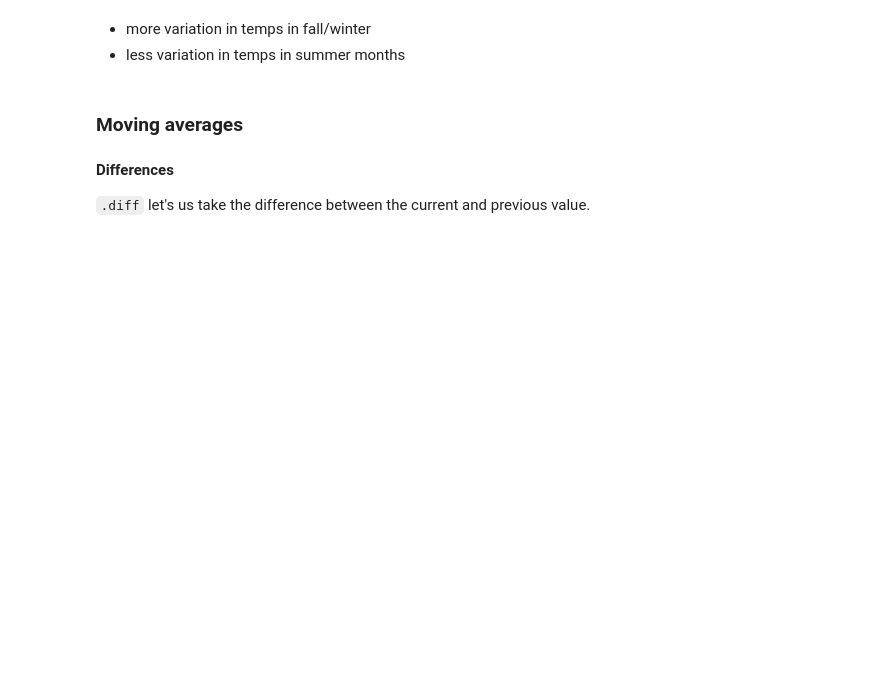
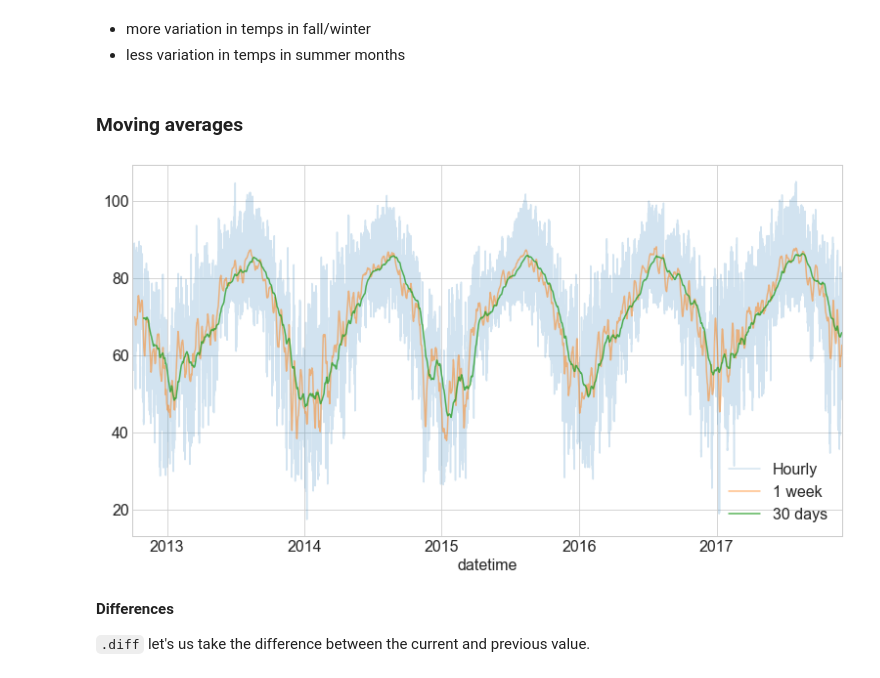
Before and after one commit to Jared-Godar/time-series-exercises, a Jupyter notebook: TSA_explore_lesson.ipynb, the cells around one changed output. Drawn from its saved outputs; the diff is of its cells as text; code cells hidden in the pictures; blank space fills up the shorter version.

```diff
--- a/TSA_explore_lesson.ipynb
+++ b/TSA_explore_lesson.ipynb
@@ -180,8 +216,10 @@ sns.boxplot(data = df, x = 'month', y = 'temp')
 # %%
 y.plot(alpha=.2, label='Hourly')
 y.resample('D').mean().rolling(7).mean().plot(alpha=.5, label='1 week')
-y.resample('D').mean().rolling(30).mean().plot(alpha=8, label='30 days')
-plt.legend()
+y.resample('D').mean().rolling(30).mean().plot(alpha=.8, label='30 days')
+plt.legend();
+# %% [output]
+[figure, added]
 # %% [markdown]
 **Differences**
 
```
Also changed, not shown: parts of 45 cells of this notebook, 2 other files.
